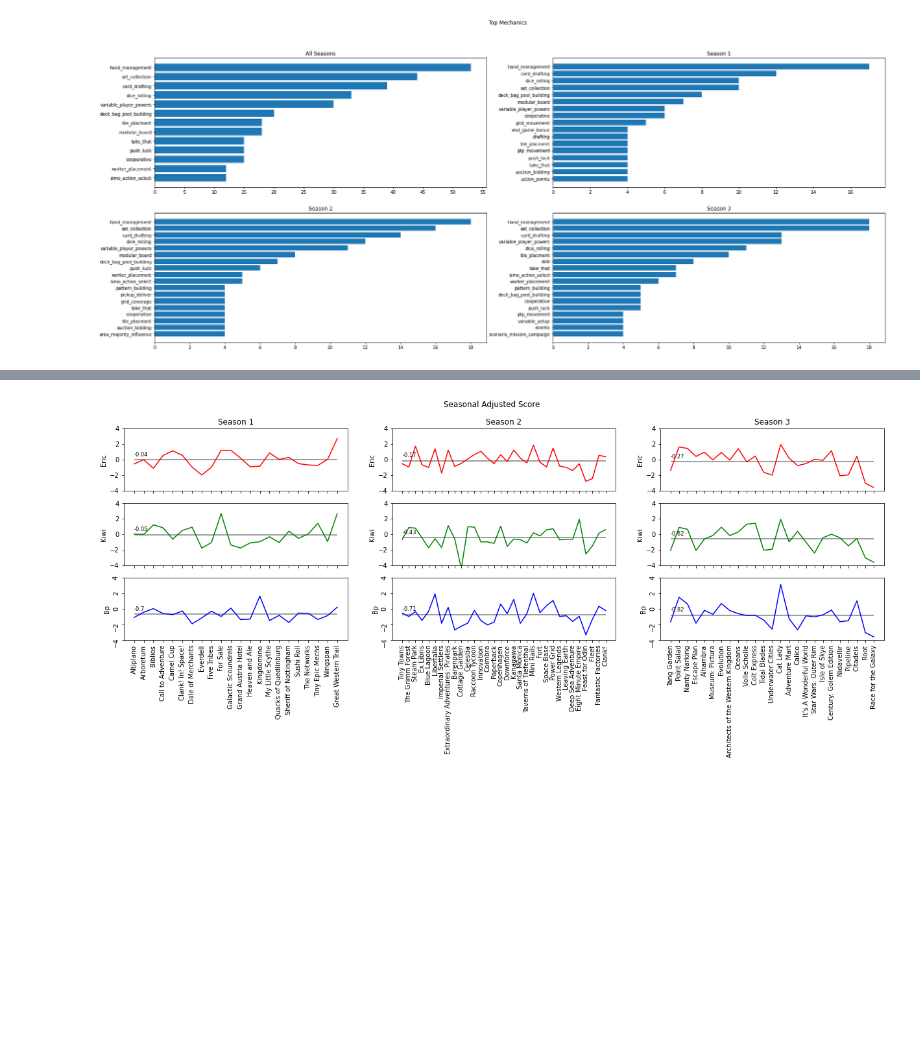
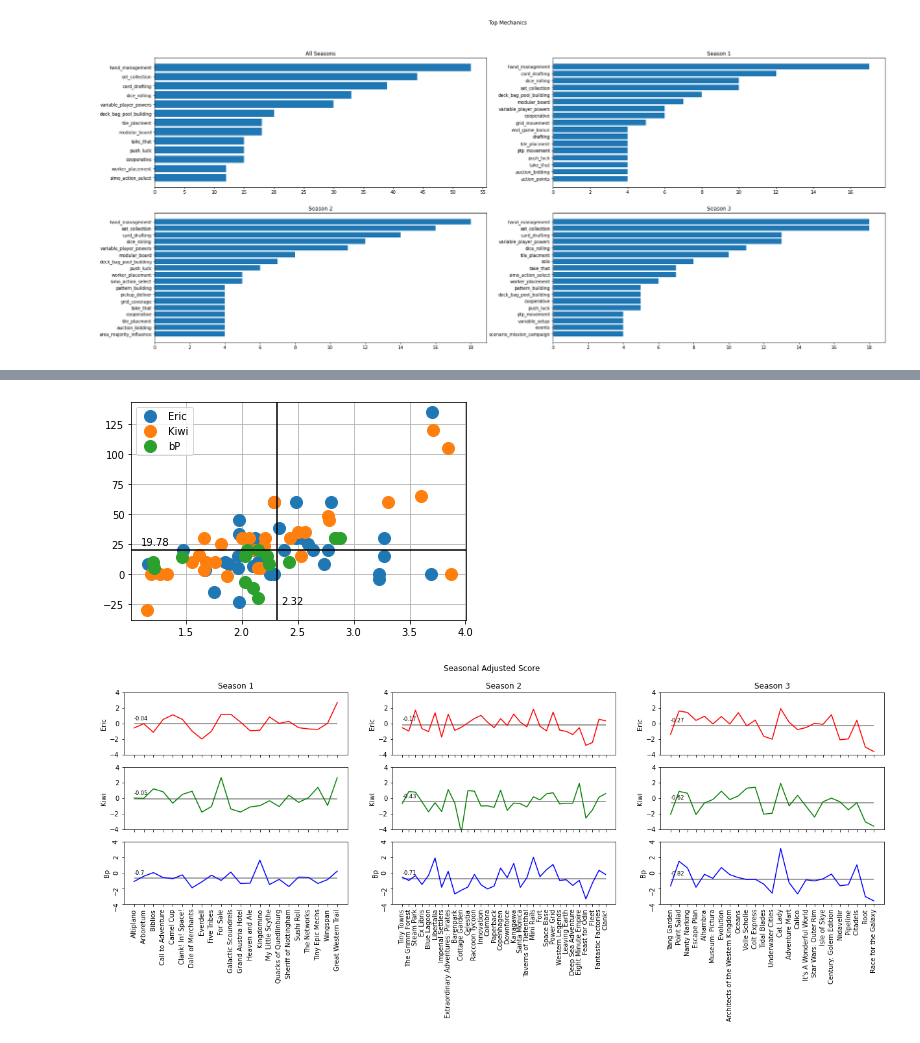
Before and after one commit to PNJaenichen/PNJaenichen.github.io, a Jupyter notebook: projects/firstTurnData/FTDataAnalysis.ipynb, the cells around one changed output, grey strips where cells are left out. Cells and saved outputs as stored; diff of their text form; code cells hidden in the pictures; blank space fills up the shorter version.

```diff
--- a/projects/firstTurnData/FTDataAnalysis.ipynb
+++ b/projects/firstTurnData/FTDataAnalysis.ipynb
@@ -156,3 +190,19 @@ plt.show()
+# %%
+all_data = user_data[(user_data['all_played'] == 'yes') & (user_data['time_delta'].notnull())]
+complex_mean = all_data['complexity'].mean()
+time_delta_mean = all_data['time_delta'].mean()
+groups = all_data.groupby('winner')
+for name, group in groups:
+  plt.plot(group['complexity'], group['time_delta'], marker='o', linestyle='', markersize=12, label=name)
+plt.axhline(time_delta_mean, color='black')
+plt.text(1.1, time_delta_mean + 4, round(time_delta_mean, 2))
+plt.axvline(complex_mean, color='black')
+plt.text(complex_mean + 0.035, -25, round(complex_mean, 2))
+plt.legend()
+plt.grid()
+plt.show()
+# %% [output]
+[figure, added]
 # %%
 def build_adj_score(fig, pos, player, season, xlab=False):
   if player == 'eric':
```
Also changed, not shown: parts of 10 cells of this notebook.
